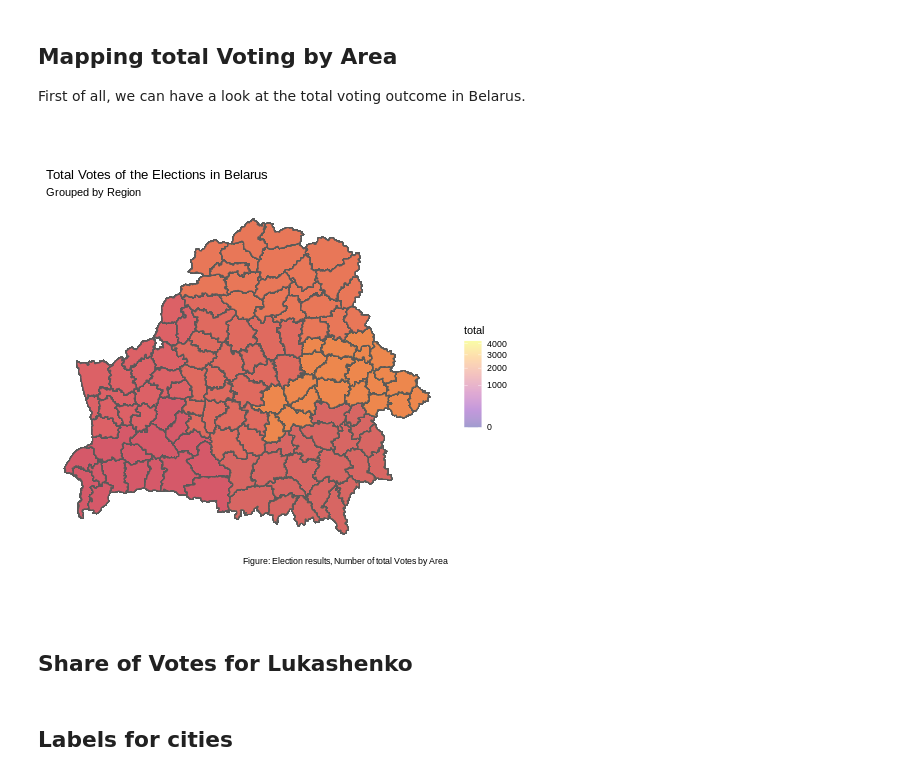
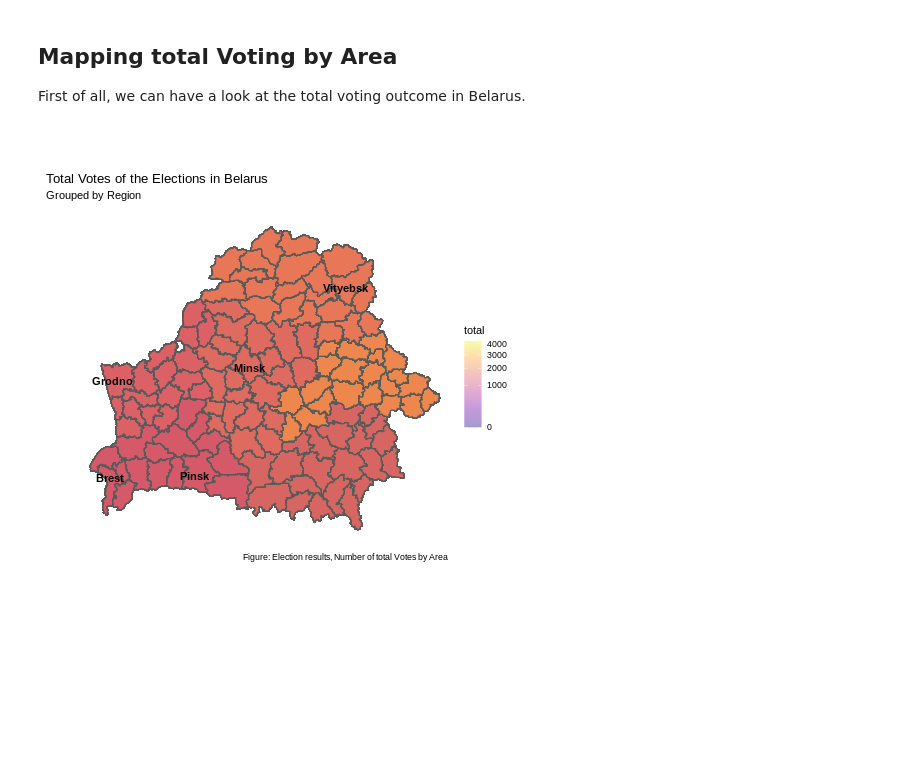
Before and after one commit to danielsaggau/Elections-Belarus, a Jupyter notebook: Belarus_ML_Full_Analysis.ipynb, the cells around one changed output. Saved outputs shown, nothing was run; the diff lists cells and outputs as text; code cells hidden in the pictures; blank space fills up the shorter version.

```diff
--- a/Belarus_ML_Full_Analysis.ipynb
+++ b/Belarus_ML_Full_Analysis.ipynb
@@ -868,8 +892,8 @@ library(sf)
 ## Importing Data
 # %%
 %%R
-geo = st_read("/BLR_adm2.shp")
-data <- read_excel("df_merge_no.xlsx")
+geo = st_read("BLR_adm2.shp")
+data <- read_excel("df_merge_d.xlsx")
 geo$NAME_1[geo$NAME_1 == "Homyel'"] <- 'Homyel'
 geo$NAME_1
 # %% [markdown]
@@ -897,0 +992,5 @@ merge = merge(geo, data, by.x= 'NAME_1', by.y='region')
+# %%
+%%R
+belarus1994_qgisNew <- read_csv("belarus1994-qgisNew.csv")
+geo = st_read("BLR_adm2.shp")
+merge = merge(geo, belarus1994_qgisNew, by.x= 'NAME_2', by.y='NAME_2')
@@ -901,17 +1035,17 @@ merge = merge(geo, data, by.x= 'NAME_1', by.y='region')
 First of all, we can have a look at the total voting outcome in Belarus.
 # %%
 %%R
-library(ggplot2)
-plot = ggplot() + geom_sf(data= merge, mapping = aes(geometry = geometry)) + geom_sf(data = merge, mapping = aes(geometry = geometry, fill = total)) + scale_fill_viridis_c(option="C", trans = "sqrt", alpha = .4,
-                      limits=c(1000, max(merge$total)))  + theme(panel.background = element_rect(fill = "white"),
-        axis.title = element_blank(), axis.text = element_blank(), axis.ticks = element_blank()) + ggtitle("Total Votes of the Elections in Belarus",
-          subtitle = "Grouped by Region") +
-  labs(caption = "Figure: Election results, Number of total Votes by Area",
-       x = "longitude", y = "latitude")
+# library(ggplot2) (call in case not called yet)
+plot = ggplot() + geom_sf(data= merge, mapping = aes(geometry = geometry)) + geom_sf(data = merge, mapping = aes(geometry = geometry,
+                   fill = total)) + scale_fill_viridis_c(option="C", trans = "sqrt", alpha = .4,
+                      limits=c(min(merge$total), max(merge$total)))  + theme(panel.background = element_rect(fill = "white"),
+                     axis.title = element_blank(), axis.text = element_blank(), axis.ticks = element_blank()) +
+                  geom_text(data = capitals, aes(x = lon, y = lat, label = city),
+                  size = 3.9, col = "black", fontface = "bold") +  coord_sf(xlim = c(22, 33), ylim = c(51, 56.5), expand = FALSE) +
+                       ggtitle("Total Votes of the Elections in Belarus",
+                 subtitle = "Grouped by Region") +
+                 labs(caption = "Figure: Election results, Number of total Votes by Area",
+                  x = "longitude", y = "latitude")
 plot
 # %% [output]
-[figure, old version]
+[figure, new version]
-# %% [markdown]
-## Share of Votes for Lukashenko
-# %% [markdown]
-## Labels for cities
```
Also changed, not shown: parts of 67 cells of this notebook.
